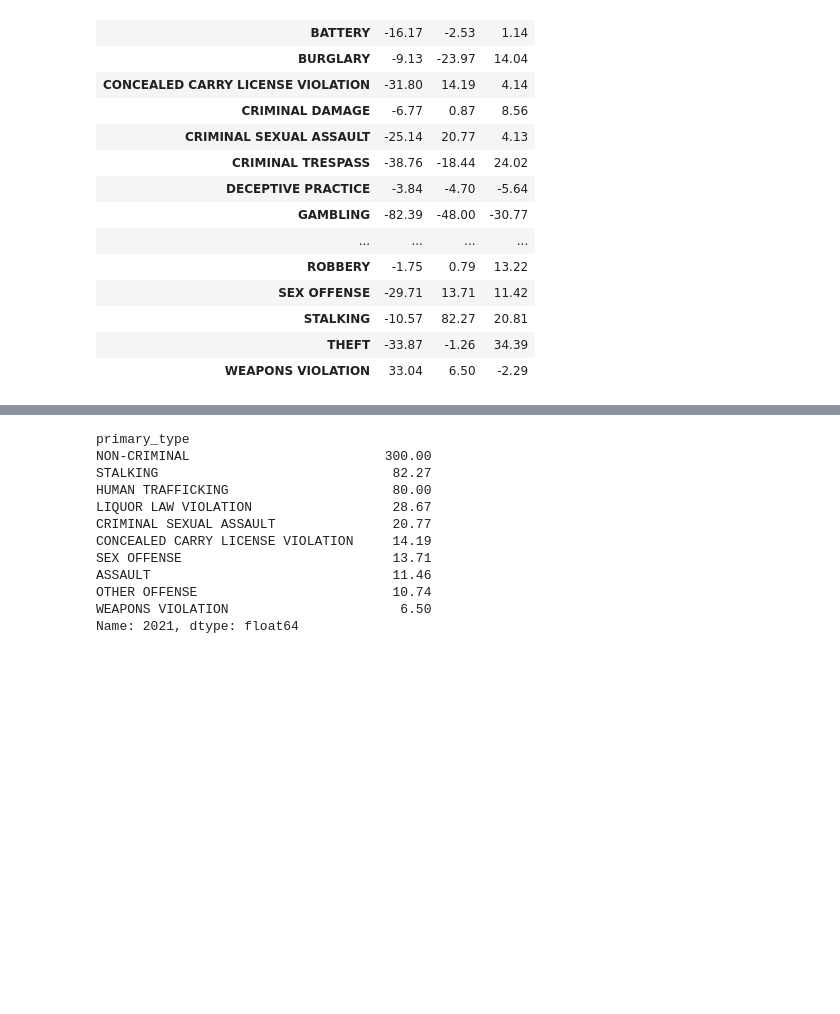
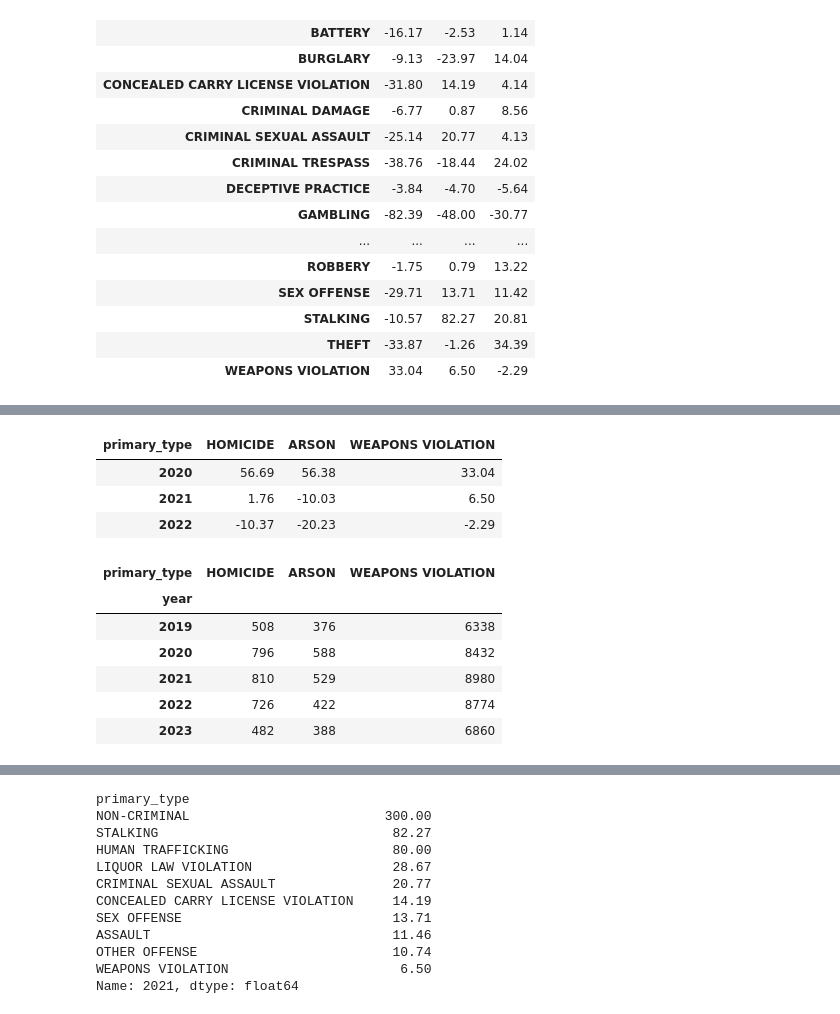
Before and after one commit to jdolinsky/chicago_crime, a Jupyter notebook: crime_increase_covid.ipynb, the cells around one changed output, grey strips where cells are left out. Drawn from its saved outputs; the diff is of its cells as text; code cells hidden in the pictures; blank space fills up the shorter version.

```diff
--- a/crime_increase_covid.ipynb
+++ b/crime_increase_covid.ipynb
@@ -134,0 +138,19 @@ Name: 2020, dtype: float64
+# %%
+major_increased_2020_df = major_increased_2020_df.transpose()
+# %% [output]
+| primary_type | HOMICIDE | ARSON | WEAPONS VIOLATION |
+| 2020 | 56.69 | 56.38 | 33.04 |
+| 2021 | 1.76 | -10.03 | 6.50 |
+| 2022 | -10.37 | -20.23 | -2.29 |
+# %%
+top_three_increase_2020 = major_increased_2020_df.columns
+top_three_incr_2020_df = df_crime_counts[top_three_increase_2020]
+top_three_incr_2020_df
+# %% [output]
+| primary_type | HOMICIDE | ARSON | WEAPONS VIOLATION |
+| year |  |  |  |
+| 2019 | 508 | 376 | 6338 |
+| 2020 | 796 | 588 | 8432 |
+| 2021 | 810 | 529 | 8980 |
+| 2022 | 726 | 422 | 8774 |
+| 2023 | 482 | 388 | 6860 |
```
Also changed, not shown: parts of 9 cells of this notebook, 2 other files.
